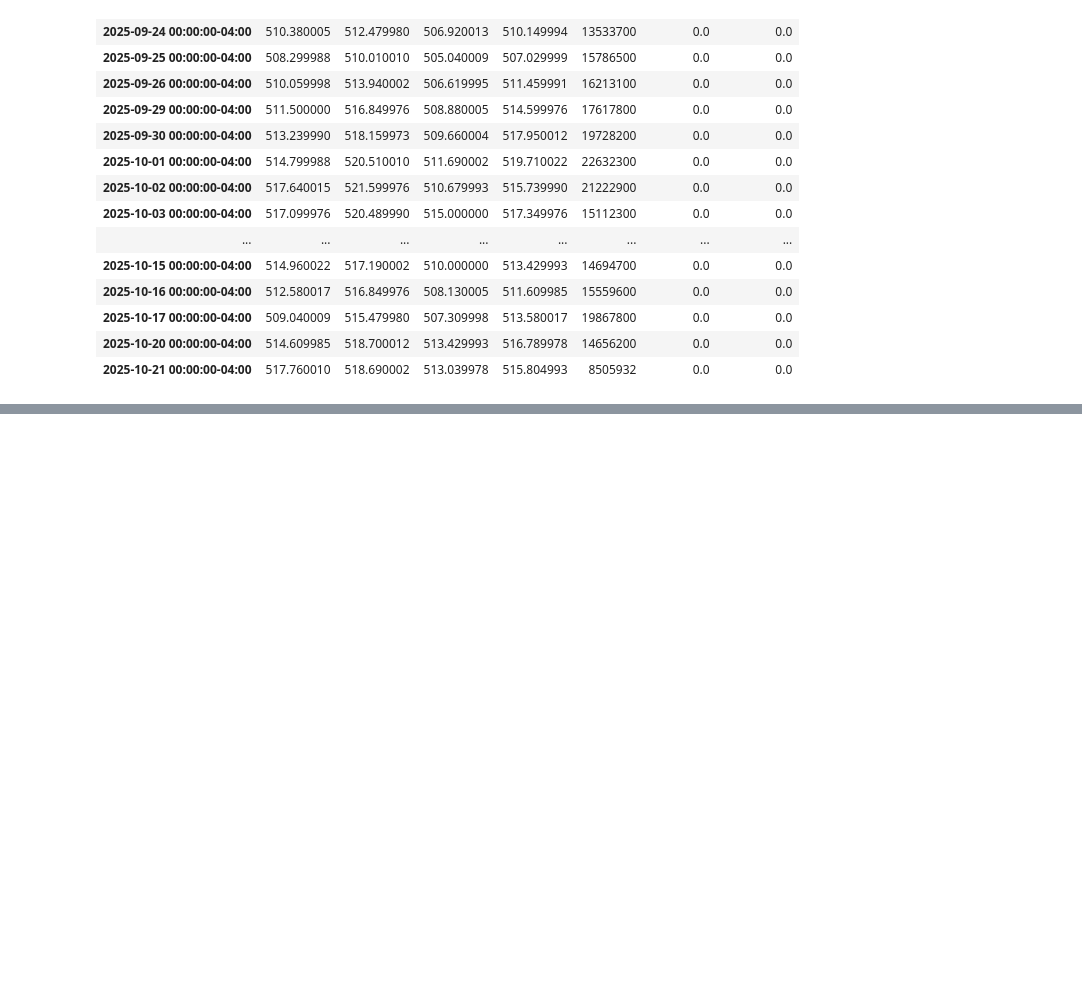
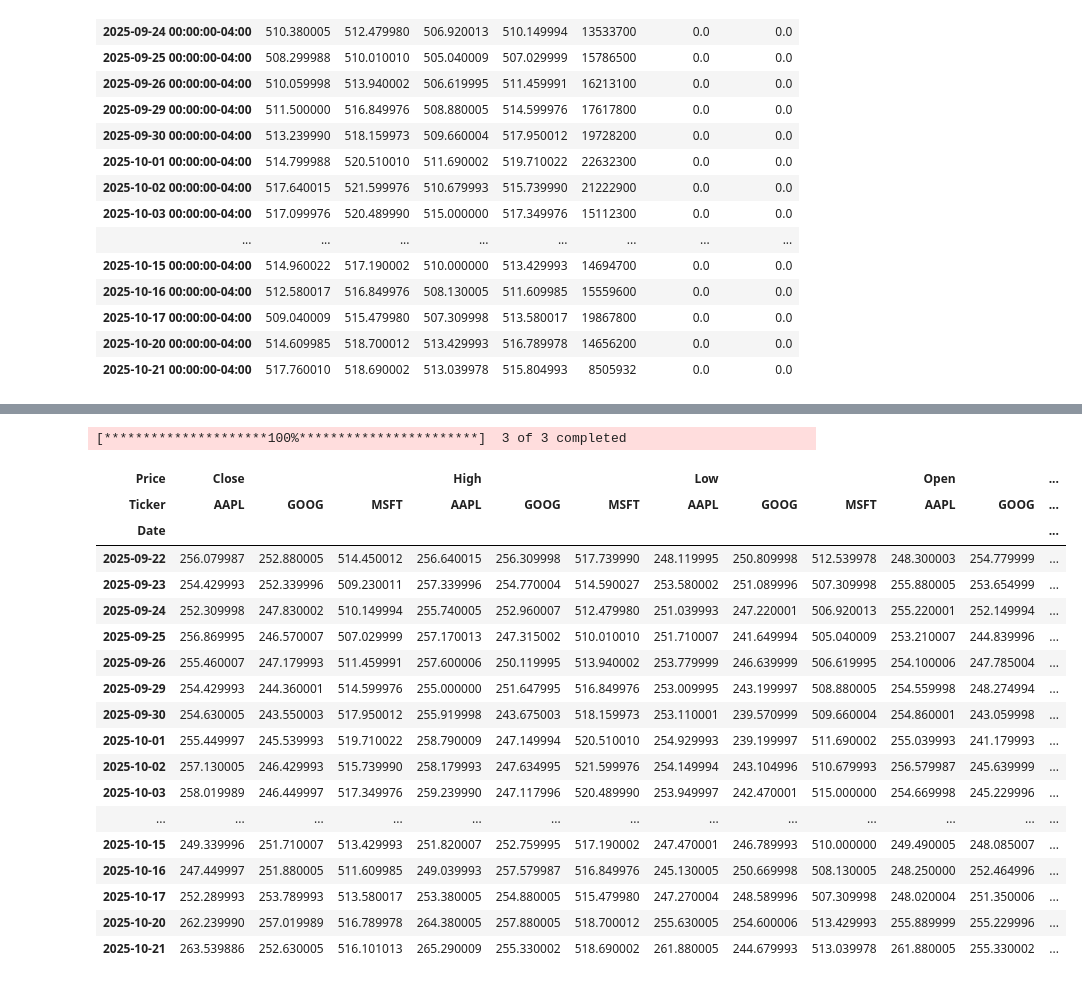
Before and after one commit to tanyasanjuan/computer-infrastructure, a Jupyter notebook: problems.ipynb, the cells around one changed output, grey strips where cells are left out. Cells and saved outputs as stored; diff of their text form; code cells hidden in the pictures; blank space fills up the shorter version.

Commit message:
download data using yf.download to retrive historical data for three companies for one month.

```diff
--- a/problems.ipynb
+++ b/problems.ipynb
@@ -66,0 +73,25 @@ dat.history(period='1mo')
+# %%
+# Get historical data for multiple tickers at once.
+
+yf.download (['MSFT', 'AAPL', 'GOOG'], period='1mo')
+# %% [output]
+[*********************100%***********************]  3 of 3 completed
+| Price | Close |  |  | High |  |  | Low |  |  | Open |  | ... |
+| Ticker | AAPL | GOOG | MSFT | AAPL | GOOG | MSFT | AAPL | GOOG | MSFT | AAPL | GOOG | ... |
+| Date |  |  |  |  |  |  |  |  |  |  |  | ... |
+| 2025-09-22 | 256.079987 | 252.880005 | 514.450012 | 256.640015 | 256.309998 | 517.739990 | 248.119995 | 250.809998 | 512.539978 | 248.300003 | 254.779999 | ... |
+| 2025-09-23 | 254.429993 | 252.339996 | 509.230011 | 257.339996 | 254.770004 | 514.590027 | 253.580002 | 251.089996 | 507.309998 | 255.880005 | 253.654999 | ... |
+| 2025-09-24 | 252.309998 | 247.830002 | 510.149994 | 255.740005 | 252.960007 | 512.479980 | 251.039993 | 247.220001 | 506.920013 | 255.220001 | 252.149994 | ... |
+| 2025-09-25 | 256.869995 | 246.570007 | 507.029999 | 257.170013 | 247.315002 | 510.010010 | 251.710007 | 241.649994 | 505.040009 | 253.210007 | 244.839996 | ... |
+| 2025-09-26 | 255.460007 | 247.179993 | 511.459991 | 257.600006 | 250.119995 | 513.940002 | 253.779999 | 246.639999 | 506.619995 | 254.100006 | 247.785004 | ... |
+| 2025-09-29 | 254.429993 | 244.360001 | 514.599976 | 255.000000 | 251.647995 | 516.849976 | 253.009995 | 243.199997 | 508.880005 | 254.559998 | 248.274994 | ... |
+| 2025-09-30 | 254.630005 | 243.550003 | 517.950012 | 255.919998 | 243.675003 | 518.159973 | 253.110001 | 239.570999 | 509.660004 | 254.860001 | 243.059998 | ... |
+| 2025-10-01 | 255.449997 | 245.539993 | 519.710022 | 258.790009 | 247.149994 | 520.510010 | 254.929993 | 239.199997 | 511.690002 | 255.039993 | 241.179993 | ... |
+| 2025-10-02 | 257.130005 | 246.429993 | 515.739990 | 258.179993 | 247.634995 | 521.599976 | 254.149994 | 243.104996 | 510.679993 | 256.579987 | 245.639999 | ... |
+| 2025-10-03 | 258.019989 | 246.449997 | 517.349976 | 259.239990 | 247.117996 | 520.489990 | 253.949997 | 242.470001 | 515.000000 | 254.669998 | 245.229996 | ... |
+| ... | ... | ... | ... | ... | ... | ... | ... | ... | ... | ... | ... | ... |
+| 2025-10-15 | 249.339996 | 251.710007 | 513.429993 | 251.820007 | 252.759995 | 517.190002 | 247.470001 | 246.789993 | 510.000000 | 249.490005 | 248.085007 | ... |
+| 2025-10-16 | 247.449997 | 251.880005 | 511.609985 | 249.039993 | 257.579987 | 516.849976 | 245.130005 | 250.669998 | 508.130005 | 248.250000 | 252.464996 | ... |
+| 2025-10-17 | 252.289993 | 253.789993 | 513.580017 | 253.380005 | 254.880005 | 515.479980 | 247.270004 | 248.589996 | 507.309998 | 248.020004 | 251.350006 | ... |
+| 2025-10-20 | 262.239990 | 257.019989 | 516.789978 | 264.380005 | 257.880005 | 518.700012 | 255.630005 | 254.600006 | 513.429993 | 255.889999 | 255.229996 | ... |
+| 2025-10-21 | 263.539886 | 252.630005 | 516.101013 | 265.290009 | 255.330002 | 518.690002 | 261.880005 | 244.679993 | 513.039978 | 261.880005 | 255.330002 | ... |
```
Also changed, not shown: parts of 1 cell of this notebook.
